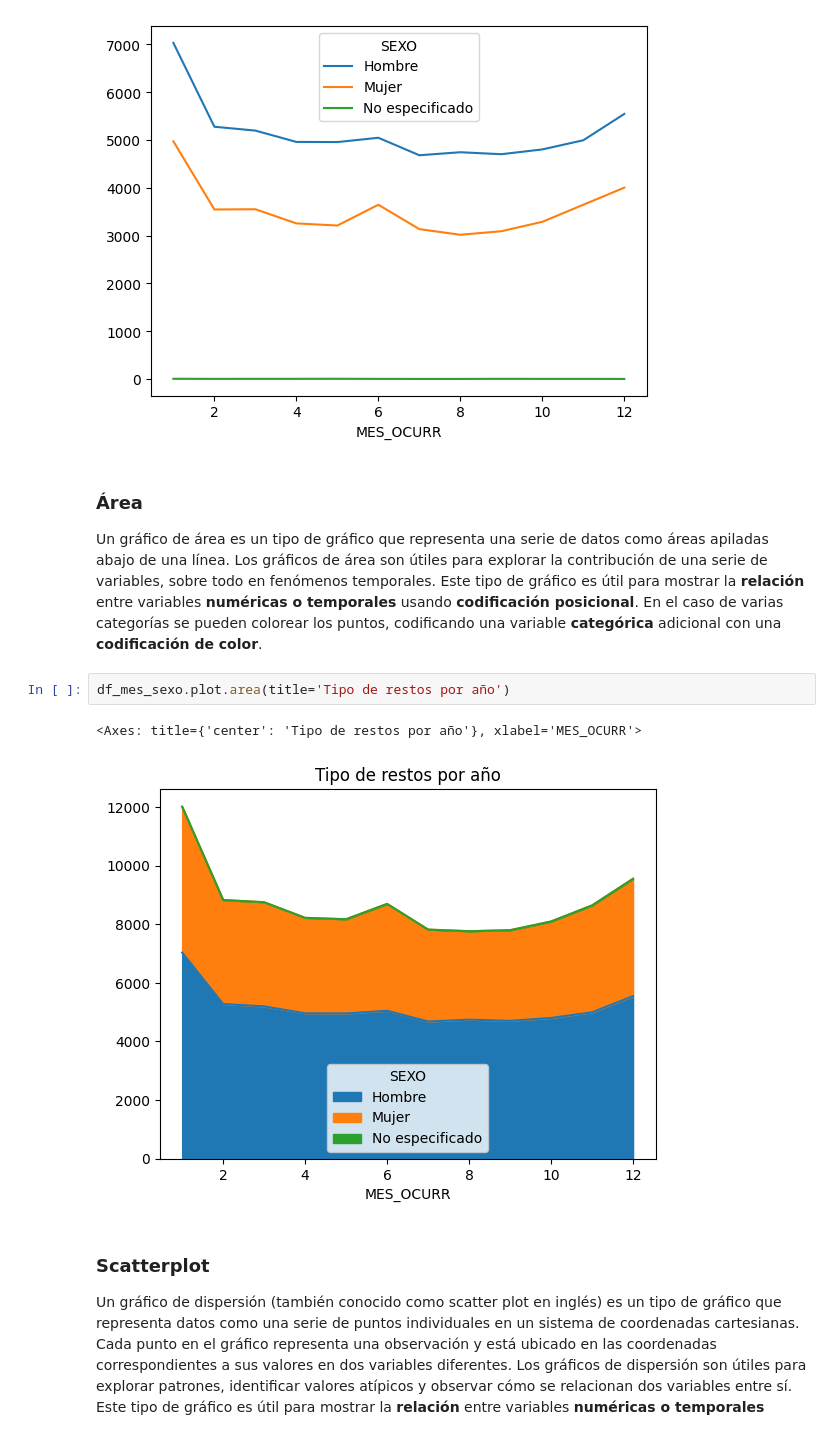
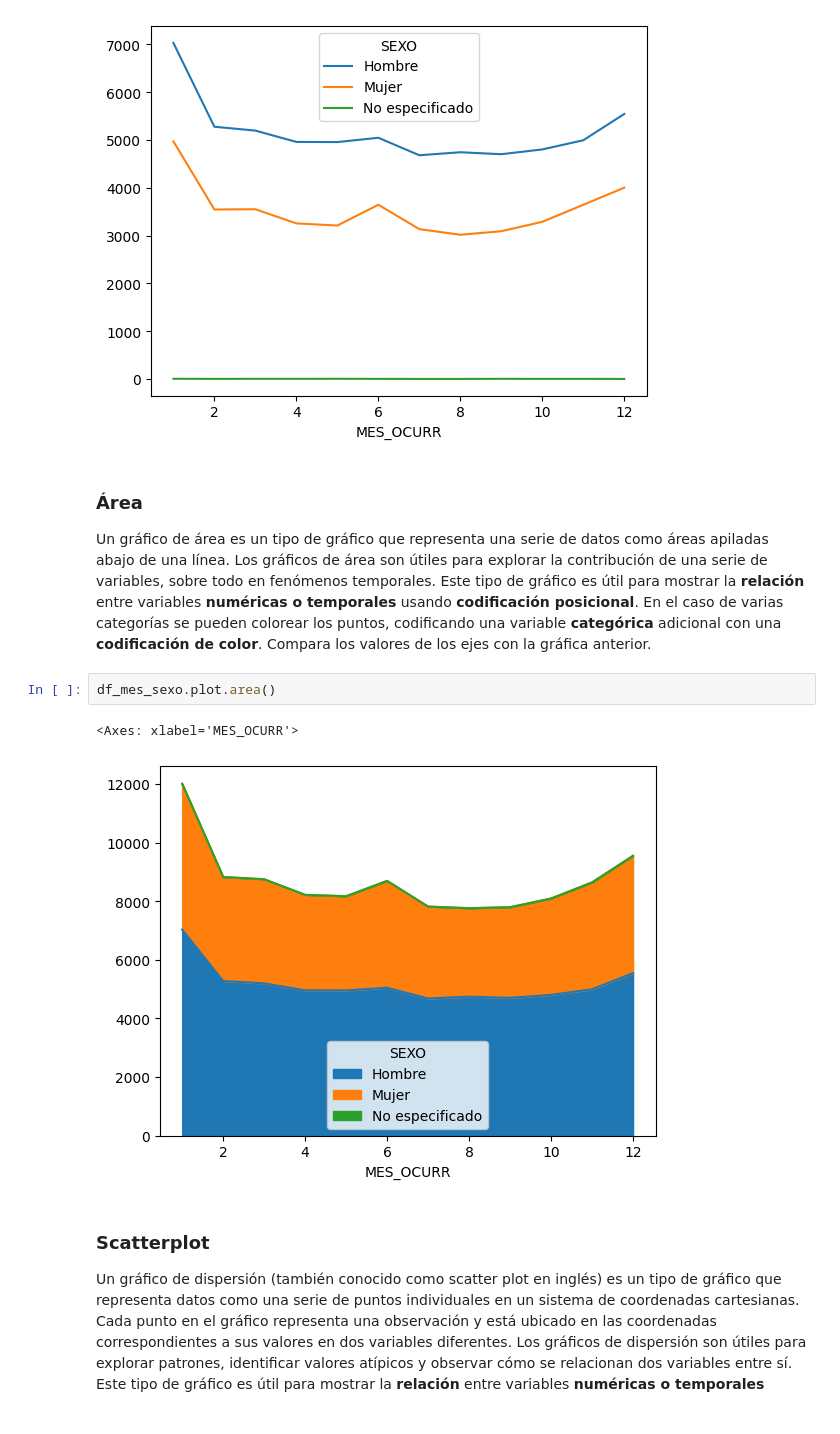
Before and after one commit to mar-esther23/Python_EDR2023, a Jupyter notebook: CPEDR-6Graficas.ipynb, the cells around one changed output. Cells and saved outputs as stored; diff of their text form.

```diff
--- a/CPEDR-6Graficas.ipynb
+++ b/CPEDR-6Graficas.ipynb
@@ -94,11 +96,12 @@ df_mes_sexo.plot()
 
 Un gráfico de área es un tipo de gráfico que representa una serie de datos como áreas apiladas abajo de una línea.
 Los gráficos de área son útiles para explorar la contribución de una serie de variables, sobre todo en fenómenos temporales. Este tipo de gráfico es útil para mostrar la **relación** entre variables **numéricas o temporales** usando **codificación posicional**. En el caso de varias categorías se pueden colorear los puntos, codificando una variable **categórica** adicional con una **codificación de color**.
+Compara los valores de los ejes con la gráfica anterior.
 # %%
-df_mes_sexo.plot.area(title='Tipo de restos por año')
+df_mes_sexo.plot.area()
 # %% [output]
-<Axes: title={'center': 'Tipo de restos por año'}, xlabel='MES_OCURR'>
+<Axes: xlabel='MES_OCURR'>
-[figure, old version]
+[figure, new version]
 # %% [markdown]
 ### Scatterplot
 
```
Also changed, not shown: parts of 11 cells of this notebook, 11 other files.
